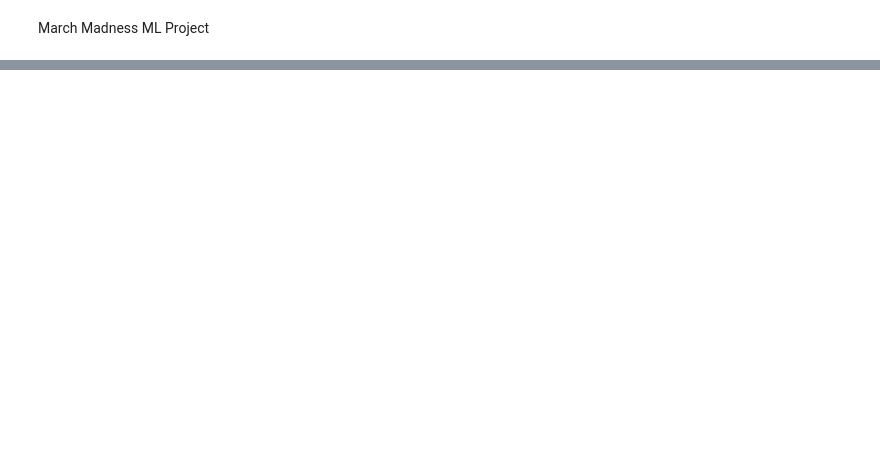
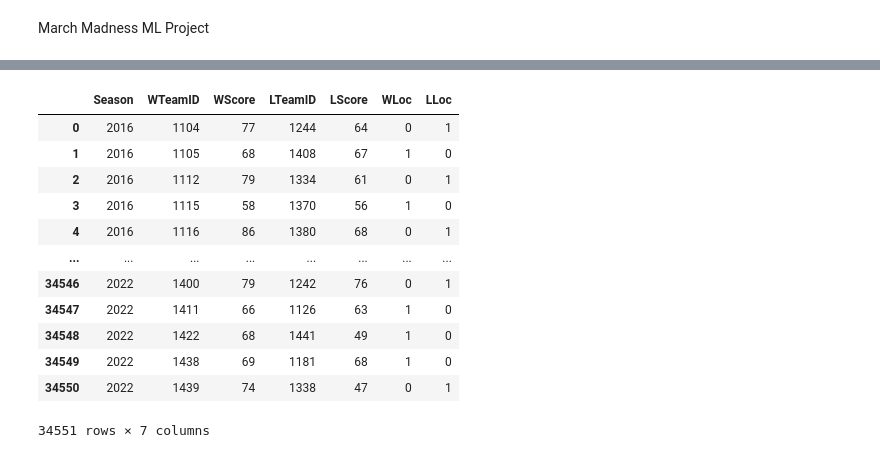
Before and after one commit to Spencer-Duncan/EECE-397B, a Jupyter notebook: Final Project/main.ipynb, the cells around one changed output, grey strips where cells are left out. Saved outputs shown, nothing was run; the diff lists cells and outputs as text; code cells hidden in the pictures; blank space fills up the shorter version.

```diff
--- a/Final Project/main.ipynb
+++ b/Final Project/main.ipynb
@@ -22,6 +22,11 @@ from sklearn.discriminant_analysis import QuadraticDiscriminantAnalysis
 from sklearn import metrics
 from sklearn.metrics import confusion_matrix
 from sklearn.metrics import classification_report
+# %%
+import warnings
+warnings.filterwarnings('ignore')
+
+pd.options.display.float_format = '{:,.2f}'.format
 # %%
 RSDR = "mens-march-mania-2022\MDataFiles_Stage1\MRegularSeasonDetailedResults.csv"
 Teams = "mens-march-mania-2022\MDataFiles_Stage1\MTeams.csv"
@@ -74,0 +96,21 @@ RSDR['WLoc'].replace({'H' : 0, 'A' : 1, 'N' : 2}, inplace = True)
+# %%
+RSCR['NumOT'].value_counts()
+# This happens irregularly so is likely insignificant to the data results.
+# We can drop it
+RSCR.drop(['NumOT', 'DayNum'], axis=1, inplace=True)
+RSCR = RSCR[RSCR['Season'] >= 2016].reset_index(drop = True)
+RSCR
+# %% [output]
+|  | Season | WTeamID | WScore | LTeamID | LScore | WLoc | LLoc |
+| 0 | 2016 | 1104 | 77 | 1244 | 64 | 0 | 1 |
+| 1 | 2016 | 1105 | 68 | 1408 | 67 | 1 | 0 |
+| 2 | 2016 | 1112 | 79 | 1334 | 61 | 0 | 1 |
+| 3 | 2016 | 1115 | 58 | 1370 | 56 | 1 | 0 |
+| 4 | 2016 | 1116 | 86 | 1380 | 68 | 0 | 1 |
+| ... | ... | ... | ... | ... | ... | ... | ... |
+| 34546 | 2022 | 1400 | 79 | 1242 | 76 | 0 | 1 |
+| 34547 | 2022 | 1411 | 66 | 1126 | 63 | 1 | 0 |
+| 34548 | 2022 | 1422 | 68 | 1441 | 49 | 1 | 0 |
+| 34549 | 2022 | 1438 | 69 | 1181 | 68 | 1 | 0 |
+| 34550 | 2022 | 1439 | 74 | 1338 | 47 | 0 | 1 |
+34551 rows × 7 columns
```
Also changed, not shown: parts of 14 cells of this notebook.
